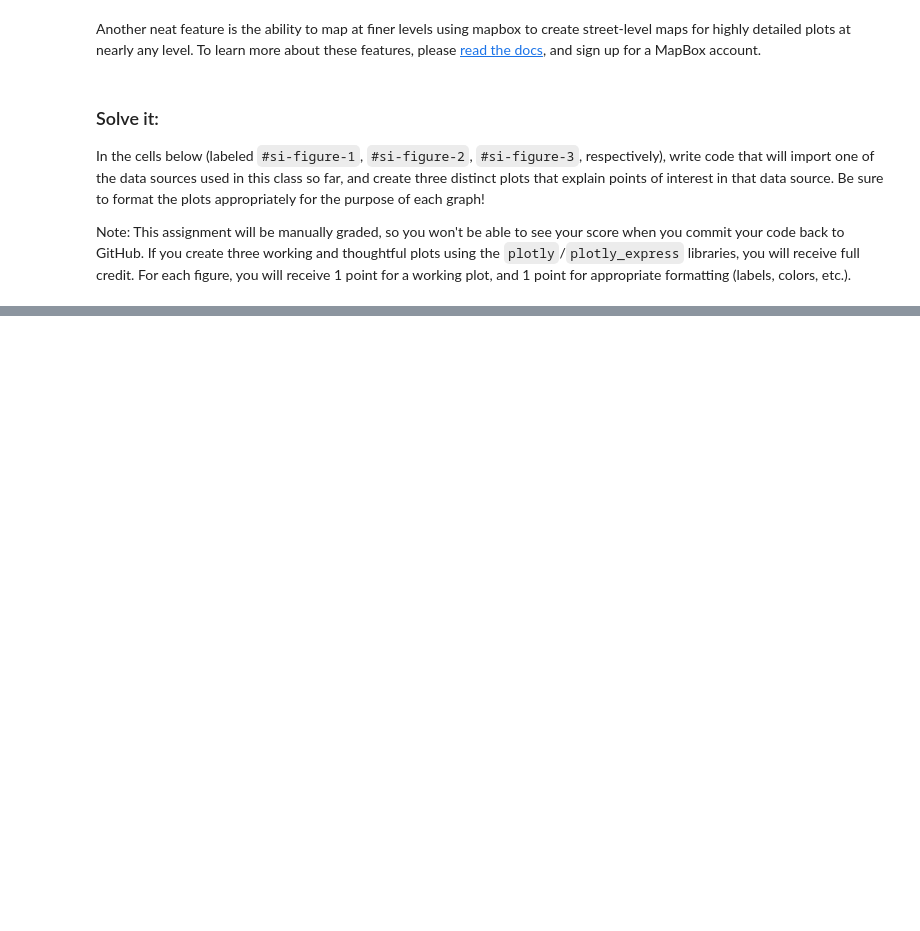
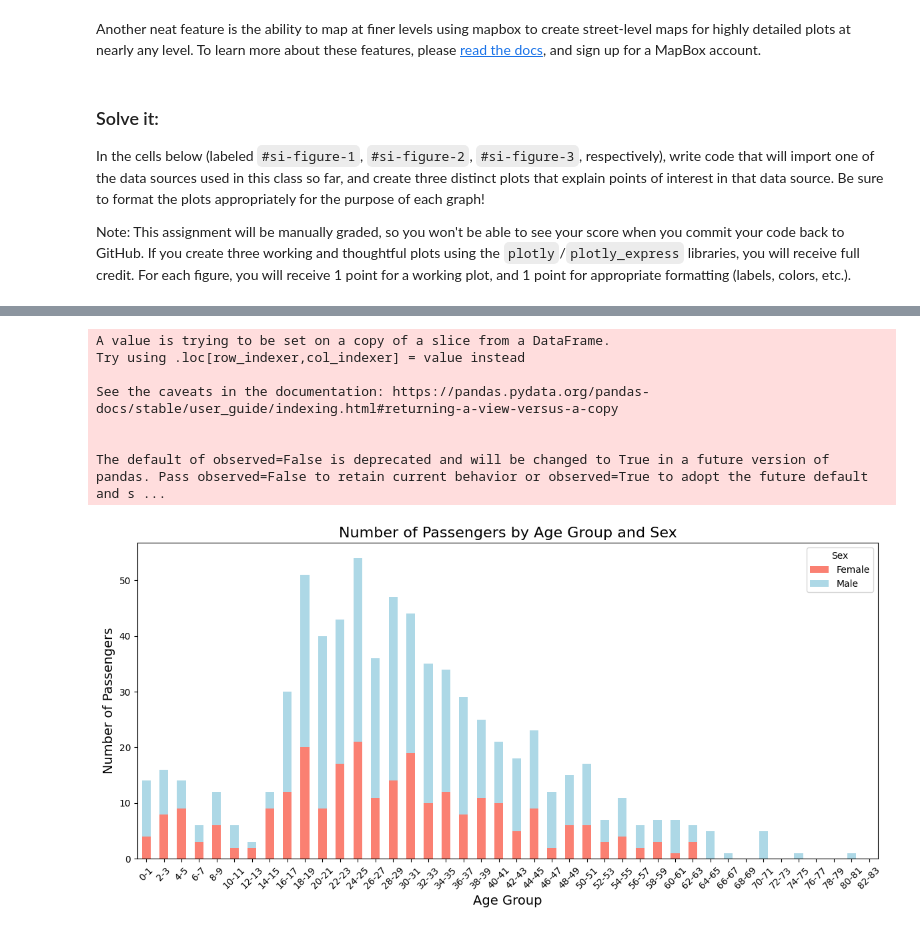
Before and after one commit to Tia8099/Lesson-1, a Jupyter notebook: Lesson_(11).ipynb, the cells around one changed output, grey strips where cells are left out. Cells and saved outputs as stored; diff of their text form; code cells hidden in the pictures; blank space fills up the shorter version.

```diff
--- a/Lesson_(11).ipynb
+++ b/Lesson_(11).ipynb
@@ -409,0 +361,42 @@ fig.show()
+# %%
+#si-figure-2
+import pandas as pd
+import matplotlib.pyplot as plt
+import seaborn as sns
+
+url = "https://raw.githubusercontent.com/datasciencedojo/datasets/master/titanic.csv"
+data = pd.read_csv(url)
+
+data_cleaned = data.dropna(subset=['Age', 'Sex'])
+
+#Create age groups in 2-year intervals
+bins = range(0, 85, 2)
+labels = [f"{i}-{i+1}" for i in bins[:-1]]
+
+
+data_cleaned.loc[:, 'Age Group'] = pd.cut(data_cleaned['Age'], bins=bins, labels=labels, right=False)
+
+# Group by 'Age Group' and 'Sex'
+age_sex_group_counts = data_cleaned.groupby(['Age Group', 'Sex']).size().unstack(fill_value=0)
+
+# Create bar chart
+age_sex_group_counts.plot(kind='bar', figsize=(12, 6), stacked=True, color=['salmon', 'lightblue'])
+
+# Customize plot
+plt.title('Number of Passengers by Age Group and Sex', fontsize=16)
+plt.xlabel('Age Group', fontsize=14)
+plt.ylabel('Number of Passengers', fontsize=14)
+plt.xticks(rotation=45)
+plt.legend(title='Sex', labels=['Female', 'Male'])
+plt.tight_layout()
+
+plt.show()
+# %% [output]
+A value is trying to be set on a copy of a slice from a DataFrame.
+Try using .loc[row_indexer,col_indexer] = value instead
+
+See the caveats in the documentation: https://pandas.pydata.org/pandas-docs/stable/user_guide/indexing.html#returning-a-view-versus-a-copy
+
+
+The default of observed=False is deprecated and will be changed to True in a future version of pandas. Pass observed=False to retain current behavior or observed=True to adopt the future default and s ...
+[figure, added]
```
Also changed, not shown: parts of 6 cells of this notebook.
